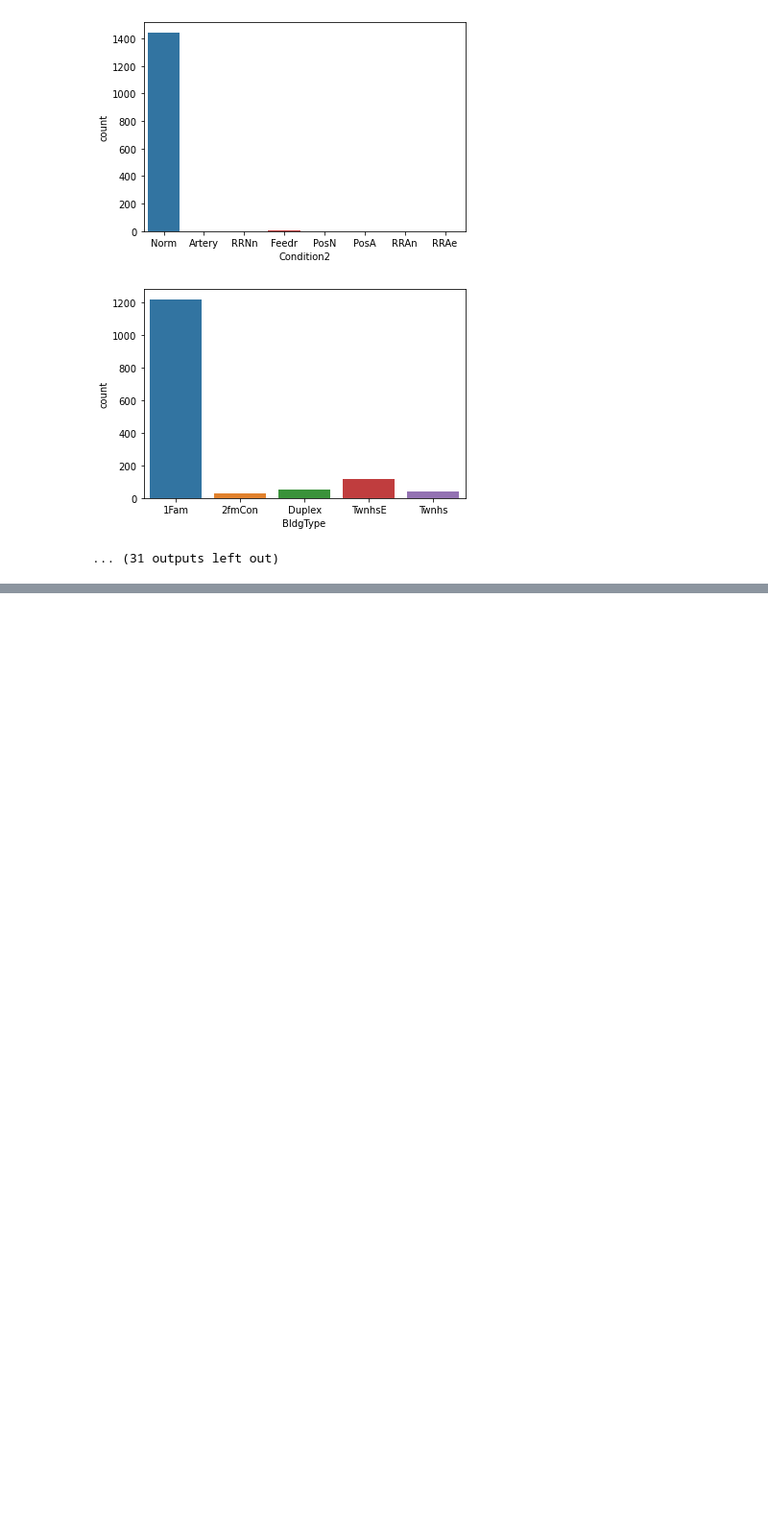
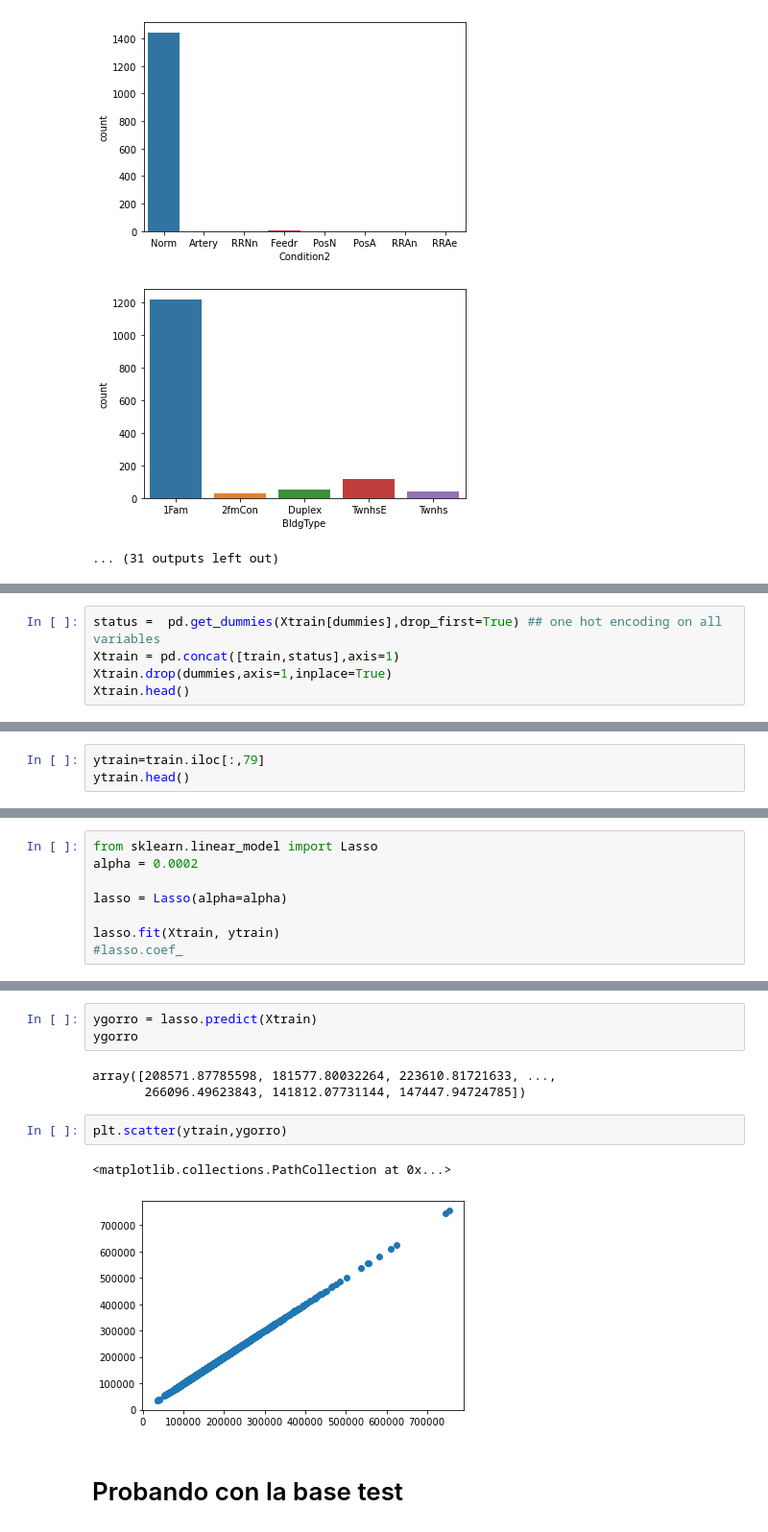
Before and after one commit to corina-cerezo/Proyecto-1-IA, a Jupyter notebook: Proyecto 1 IA.ipynb, the cells around one changed output, grey strips where cells are left out. Shown at 96% size. Drawn from its saved outputs; the diff is of its cells as text; blank space fills up the shorter version.

```diff
--- a/Proyecto 1 IA.ipynb
+++ b/Proyecto 1 IA.ipynb
@@ -131,0 +1061,5 @@ axs[1].yaxis.set_major_formatter(PercentFormatter(xmax=1))
+# %%
+status =  pd.get_dummies(Xtrain[dummies],drop_first=True) ## one hot encoding on all variables
+Xtrain = pd.concat([train,status],axis=1)
+Xtrain.drop(dummies,axis=1,inplace=True)
+Xtrain.head()
@@ -131,0 +1075,3 @@ axs[1].yaxis.set_major_formatter(PercentFormatter(xmax=1))
+# %%
+ytrain=train.iloc[:,79]
+ytrain.head()
@@ -131,0 +1086,8 @@ axs[1].yaxis.set_major_formatter(PercentFormatter(xmax=1))
+# %%
+from sklearn.linear_model import Lasso
+alpha = 0.0002
+
+lasso = Lasso(alpha=alpha)
+
+lasso.fit(Xtrain, ytrain)
+#lasso.coef_
@@ -131,0 +1117,13 @@ axs[1].yaxis.set_major_formatter(PercentFormatter(xmax=1))
+# %%
+ygorro = lasso.predict(Xtrain)
+ygorro
+# %% [output]
+array([208571.87785598, 181577.80032264, 223610.81721633, ...,
+       266096.49623843, 141812.07731144, 147447.94724785])
+# %%
+plt.scatter(ytrain,ygorro)
+# %% [output]
+<matplotlib.collections.PathCollection at 0x...>
+[figure, added]
+# %% [markdown]
+# Probando con la base test
```
Also changed, not shown: parts of 203 cells of this notebook.
